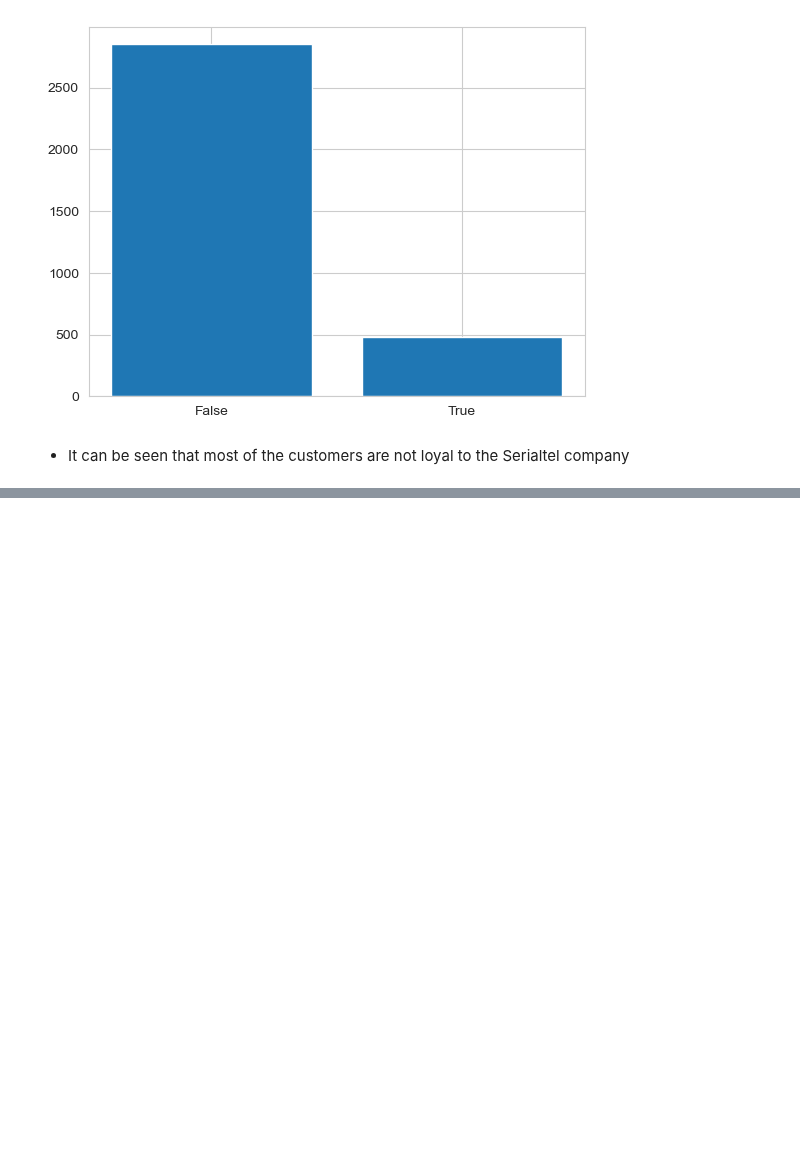
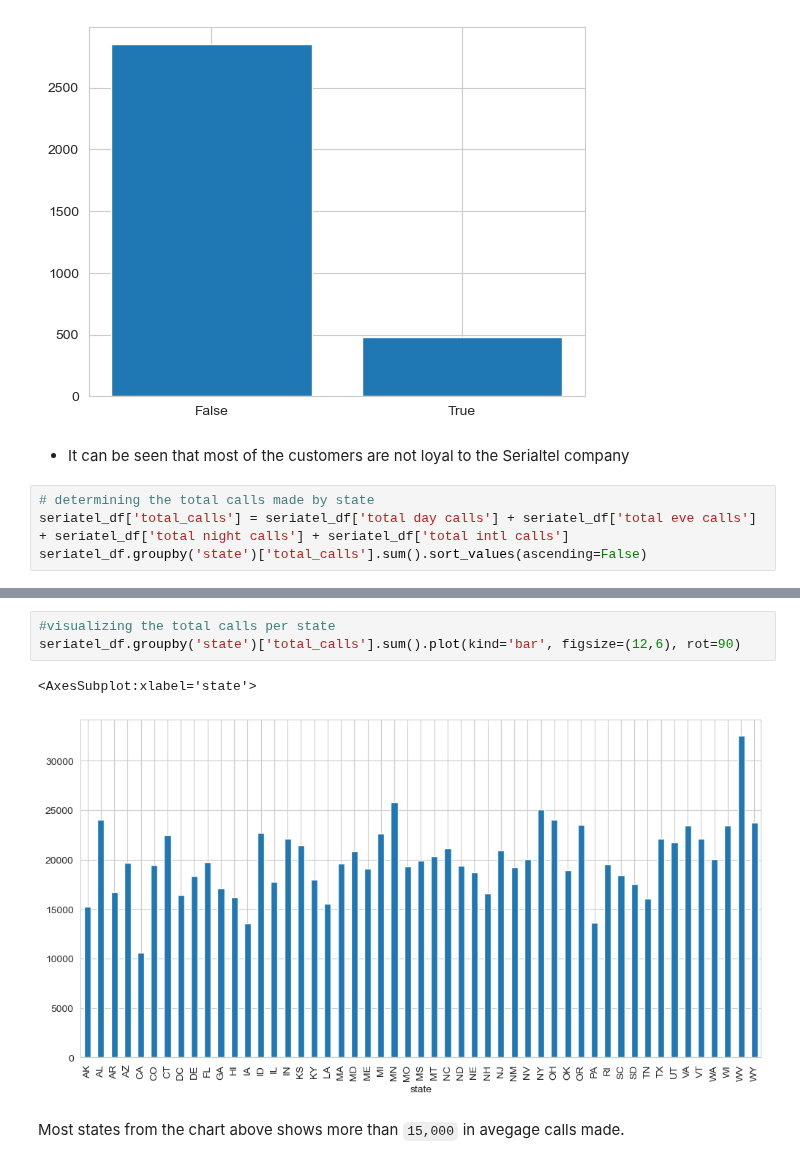
Before and after one commit to nelkemboi/dsc-phase-3-project-v2-3, a Jupyter notebook: customerchurn.ipynb, the cells around one changed output, grey strips where cells are left out. Drawn from its saved outputs; the diff is of its cells as text; blank space fills up the shorter version.

```diff
--- a/customerchurn.ipynb
+++ b/customerchurn.ipynb
@@ -142,3 +142,7 @@ plt.show()
 [figure]
 # %% [markdown]
 * It can be seen that most of the customers are not loyal to the Serialtel company
+# %%
+# determining the total calls made by state
+seriatel_df['total_calls'] = seriatel_df['total day calls'] + seriatel_df['total eve calls'] + seriatel_df['total night calls'] + seriatel_df['total intl calls']
+seriatel_df.groupby('state')['total_calls'].sum().sort_values(ascending=False)
@@ -144,0 +167,8 @@ plt.show()
+# %%
+#visualizing the total calls per state
+seriatel_df.groupby('state')['total_calls'].sum().plot(kind='bar', figsize=(12,6), rot=90)
+# %% [output]
+<AxesSubplot:xlabel='state'>
+[figure, added]
+# %% [markdown]
+Most states from the chart above shows more than `15,000` in avegage calls made.
```
Also changed, not shown: parts of 1 cell of this notebook.
